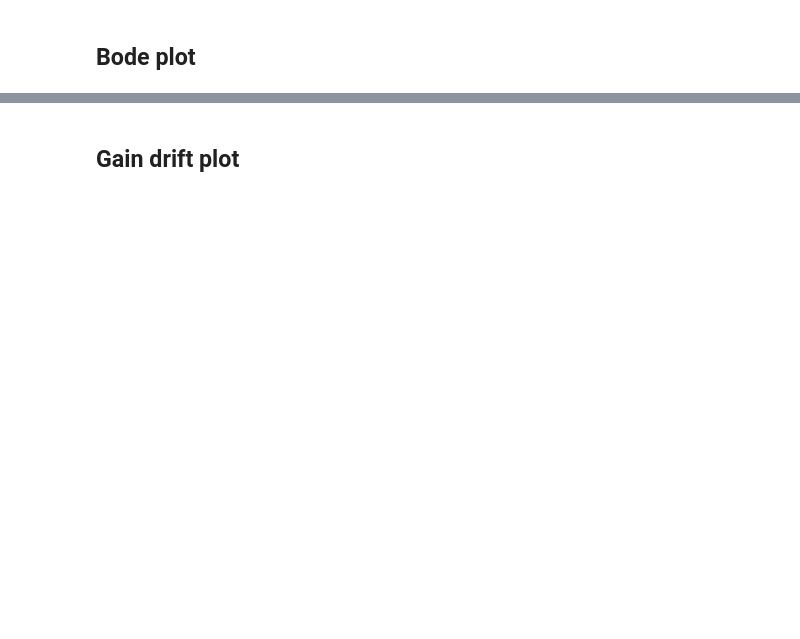
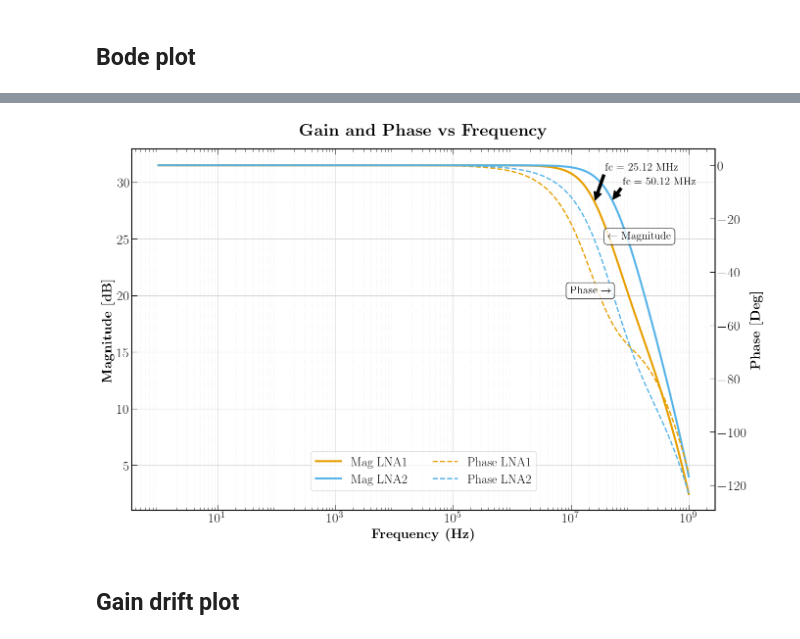
Before and after one commit to BaoTON1701/R-T_BiCMOS_run, a Jupyter notebook: code/Plot_results.ipynb, the cells around one changed output, grey strips where cells are left out. Drawn from its saved outputs; the diff is of its cells as text; code cells hidden in the pictures; blank space fills up the shorter version.

```diff
--- a/code/Plot_results.ipynb
+++ b/code/Plot_results.ipynb
@@ -203,3 +149,94 @@ plt.show()
+# %%
+
+def fc_loc(series):
+    # Calculate the target magnitude: Max magnitude - 3 dB
+    target_mag = series.max() - 3
+    # print(target_mag)
+    # Calculate the absolute difference between the target magnitude and each point in the series.
+    # The minimum of this Series will correspond to the point closest to the target magnitude.
+    abs_diff = (series - target_mag).abs()
+    # print(abs_diff)
+    # Get the index (which represents the frequency) where the absolute difference is minimum.
+    # This is the "Cutoff Frequency Location" (-3dB point).
+    cutoff_freq = abs_diff.idxmin()
+    # print(cutoff_freq)
+    # Return the index value
+    return cutoff_freq
+# print(fc_loc((gain['mag1'])))
+# print(fc_loc((gain['mag2'])))
+# %%
+
+
+# --- 2. Plot Setup ---
+fig, ax_left = plt.subplots(figsize=(14, 9))
+ax_right = ax_left.twinx()
+
+ratio_color = 'black'
+
+# --- 3. Plotting ---
+l1 = ax_left.semilogx(gain['f'], gain['mag1'], label='Mag LNA1', color=colors[1], lw=3)
+l2 = ax_left.semilogx(gain['f'], gain['mag2'], label='Mag LNA2', color=colors[2], lw=3)
+
+phase_style = '--'
+l3 = ax_right.semilogx(gain['f'], gain['phase1'], label='Phase LNA1', color=colors[1], lw=2, linestyle=phase_style)
+l4 = ax_right.semilogx(gain['f'], gain['phase2'], label='Phase LNA2', color=colors[2], lw=2, linestyle=phase_style)
+
+# --- 4. Formatting ---
+plt.title(r'\textbf{Gain and Phase vs Frequency}', fontsize=25, pad=20)
+
+# 1. Define the Locator
+# This tells matplotlib to place ticks at 2, 3, 4...9 for every decade
+minor_locator = LogLocator(base=10.0, subs=(0.2, 0.3, 0.4, 0.5, 0.6, 0.7, 0.8, 0.9), numticks=12)
+
+# 2. Apply it to the X-Axis
+ax_left.xaxis.set_minor_locator(minor_locator)
+
+# 3. Draw the Grids
+ax_left.grid(True, which='major', linestyle='-', linewidth=0.8, color='lightgray')
+ax_left.grid(True, which='minor', axis='x', linestyle=':', linewidth=0.5, color='lightgray', alpha=0.7)
+
+# =========================================================
+
+ax_left.set_xlabel(r'\textbf{Frequency (Hz)}', fontsize=20)
+ax_left.set_ylabel(r'\textbf{Magnitude [dB]}', fontsize=20)
+ax_left.tick_params(axis='both', which='major', labelsize=20)
+
+ax_right.set_ylabel(r'\textbf{Phase [Deg]}', fontsize=20, color=ratio_color)
+ax_right.tick_params(axis='y', labelsize=20, colors=ratio_color)
+ax_right.spines['right'].set_color(ratio_color)
+
+# --- 5. Legend ---
+lines = l1 + l2 + l3 + l4
+labels = [l.get_label() for l in lines]
+
+ax_left.legend(lines, labels, loc='upper center', bbox_to_anchor=(0.5, 0.18),
+               fancybox=True, shadow=False, ncol=2, fontsize=18.5, framealpha=0.7)
+
+# --- 6. Annotations ---
+ax_left.annotate(r'$\leftarrow$ Magnitude', xy=(0.815, 0.75), xycoords='axes fraction',
+                 fontsize=16, fontweight='bold', color='black',
+                 bbox=dict(boxstyle="round,pad=0.3", fc="white", ec='black', alpha=0.8))
+
+ax_right.annotate(r'Phase $\rightarrow$', xy=(0.75, 0.6), xycoords='axes fraction',
+                  fontsize=16, fontweight='bold', color=ratio_color,
+                  bbox=dict(boxstyle="round,pad=0.3", fc="white", ec=ratio_color, alpha=0.8))
+
+# Annotate cutoff frequencies
+fc1_loc = fc_loc(gain['mag1'])
+fc2_loc = fc_loc(gain['mag2'])
+ax_left.annotate(f'fc = {np.round(gain['f'][fc1_loc]/1e6,2)} MHz', xy=(gain['f'][fc1_loc], gain['mag1'][fc1_loc]), xytext=(gain['f'][fc1_loc]*1.5, gain['mag1'][fc1_loc]*1.1),
+            arrowprops=dict(facecolor='black', shrink=0.05),
+            )
+ax_left.annotate(f'fc = {np.round(gain['f'][fc2_loc]/1e6,2)} MHz', xy=(gain['f'][fc2_loc], gain['mag2'][fc2_loc]), xytext=(gain['f'][fc2_loc]*1.5, gain['mag2'][fc2_loc]*1.05),
+            arrowprops=dict(facecolor='black', shrink=0.05),
+            )
+
+
+plt.tight_layout()
+plt.savefig(f"{plot_dir}/gain.png", dpi=300)
+plt.show()
+# %% [output]
+[figure, added]
 # %% [markdown]
 ## Gain drift plot
 # %%
```
Also changed, not shown: parts of 9 cells of this notebook, 4 other files.
